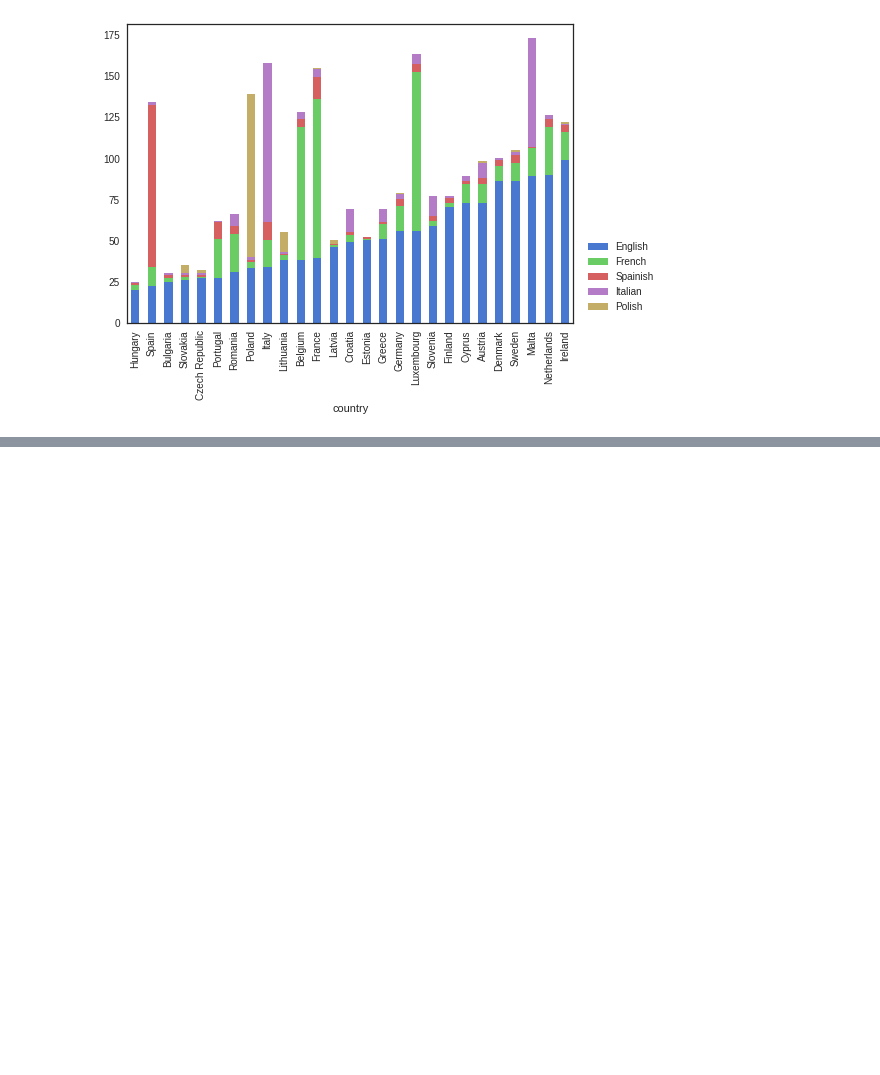
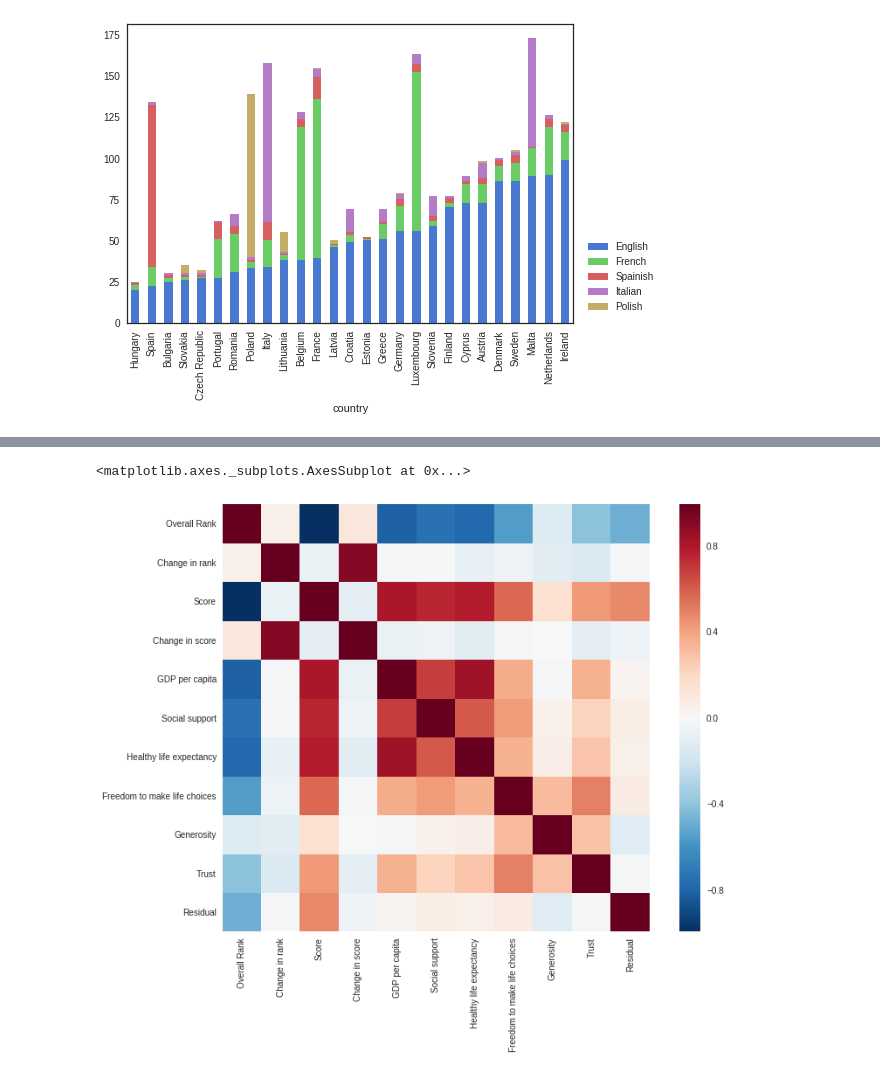
Before and after one commit to wdbm/languages, a Jupyter notebook: data.ipynb, the cells around one changed output, grey strips where cells are left out. Saved outputs shown, nothing was run; the diff lists cells and outputs as text; code cells hidden in the pictures; blank space fills up the shorter version.

Commit message:
add World Happiness Report 2017

```diff
--- a/data.ipynb
+++ b/data.ipynb
@@ -155,0 +160,4 @@ data.drop(["population", "Russian", "German"], axis = 1).plot("country", kind =
+# %%
+WHR2017 = pd.read_csv("World_Happiness_Report_2017.csv", delimiter = ",")
+
+WHR2017[0:5]
@@ -155,0 +171,6 @@ data.drop(["population", "Russian", "German"], axis = 1).plot("country", kind =
+# %%
+f, ax = plt.subplots(figsize=(12, 9))
+sns.heatmap(WHR2017.corr(), vmax = .8, square = True)
+# %% [output]
+<matplotlib.axes._subplots.AxesSubplot at 0x...>
+[figure, added]
```
Also changed, not shown: parts of 23 cells of this notebook, 2 other files.
